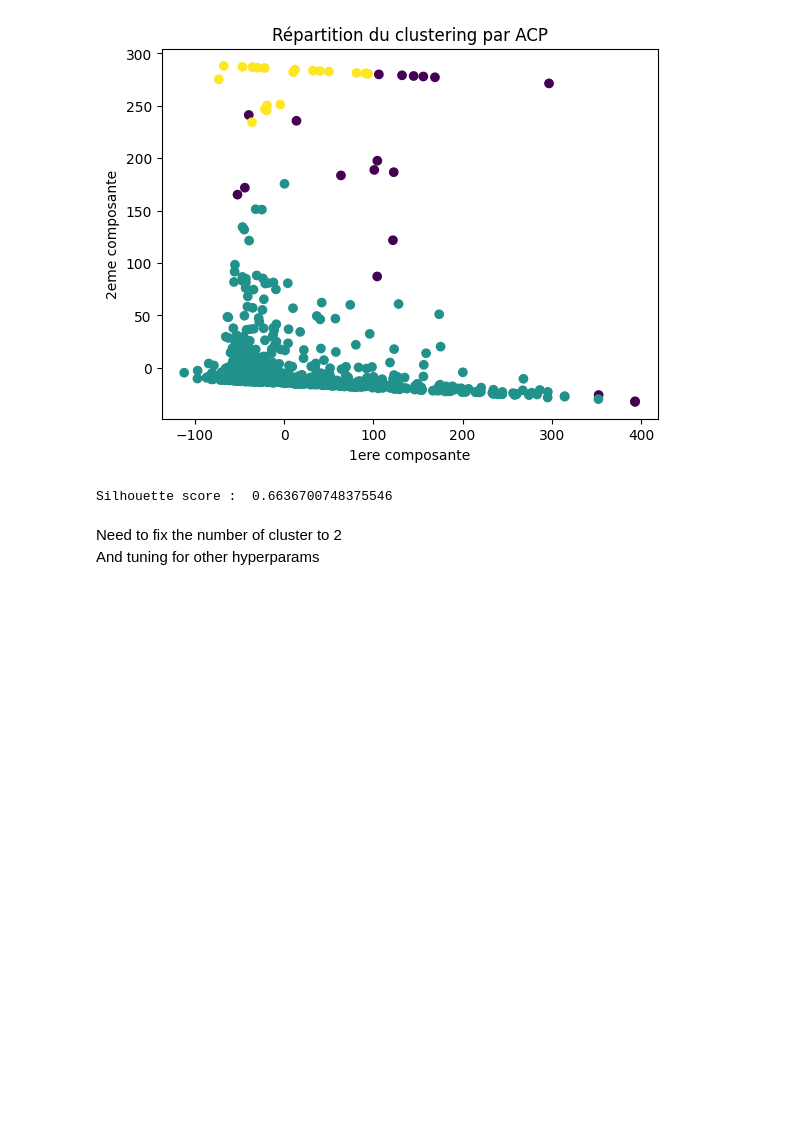
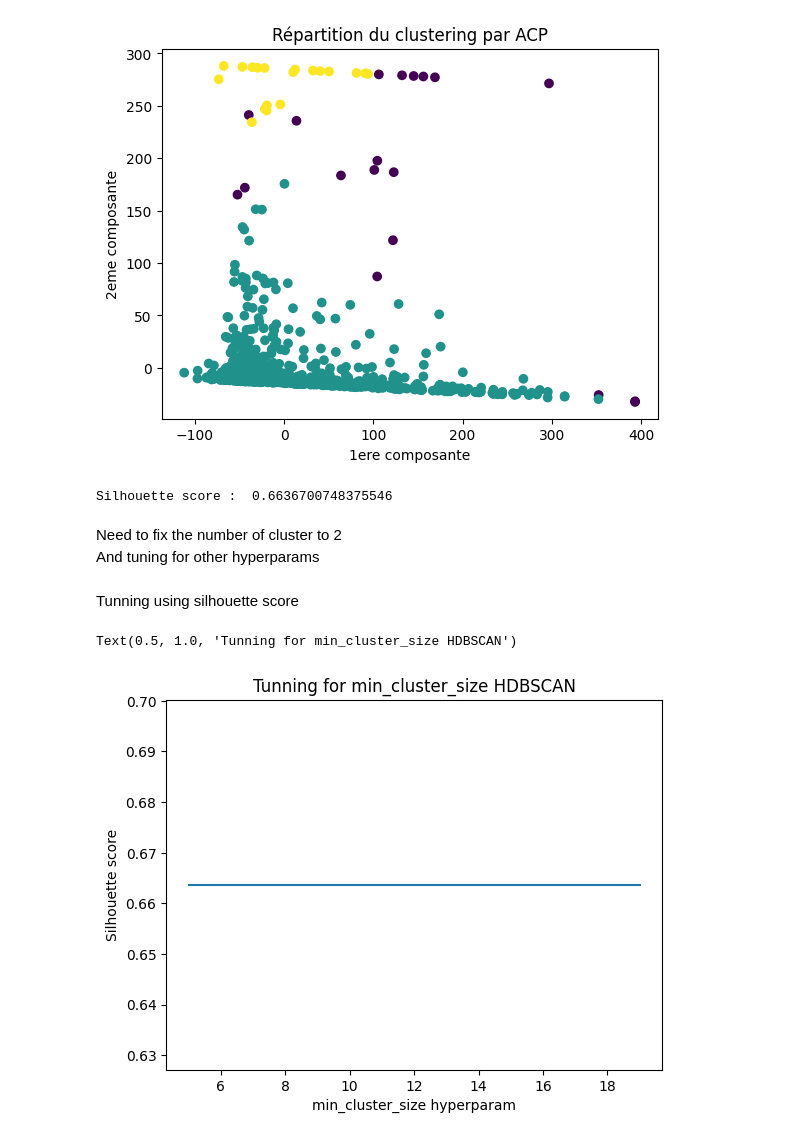
Before and after one commit to PlasmOwO/heart-attack, a Jupyter notebook: heartattackv1bis.ipynb, the cells around one changed output. Cells and saved outputs as stored; diff of their text form; code cells hidden in the pictures; blank space fills up the shorter version.

Commit message:
COmmit useless because i have the screenshot
Tunning HDBSCAN

```diff
--- a/heartattackv1bis.ipynb
+++ b/heartattackv1bis.ipynb
@@ -905,3 +905,18 @@ Silhouette score :  0.6636700748375546
 # %% [markdown]
 Need to fix the number of cluster to 2
 And tuning for other hyperparams
+# %% [markdown]
+Tunning using silhouette score
+# %%
+yAxisSilhouette = []
+for cluster in range(5,20):
+    hdbscanModelTunning = HDBSCAN( min_cluster_size=cluster,min_samples=10, cluster_selection_method="eom").fit(data_clean_unlabeled)
+    yAxisSilhouette.append( silhouette_score(data_clean_unlabeled,hdbscanModelTunning.fit_predict(data_clean_unlabeled)))
+
+plt.plot(range(5,20), yAxisSilhouette)
+plt.xlabel("min_cluster_size hyperparam")
+plt.ylabel("Silhouette score")
+plt.title("Tunning for min_cluster_size HDBSCAN")
+# %% [output]
+Text(0.5, 1.0, 'Tunning for min_cluster_size HDBSCAN')
+[figure, added]
```
